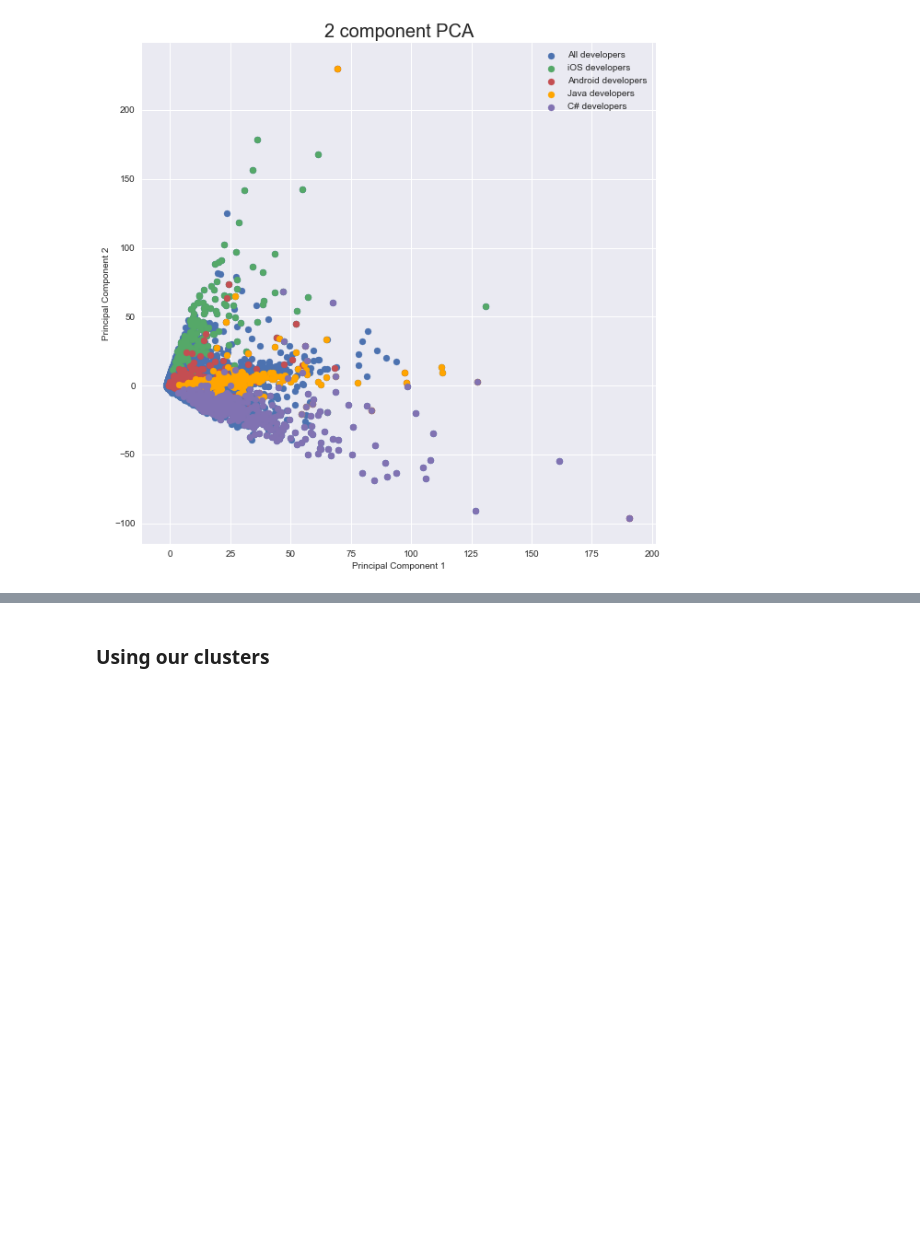
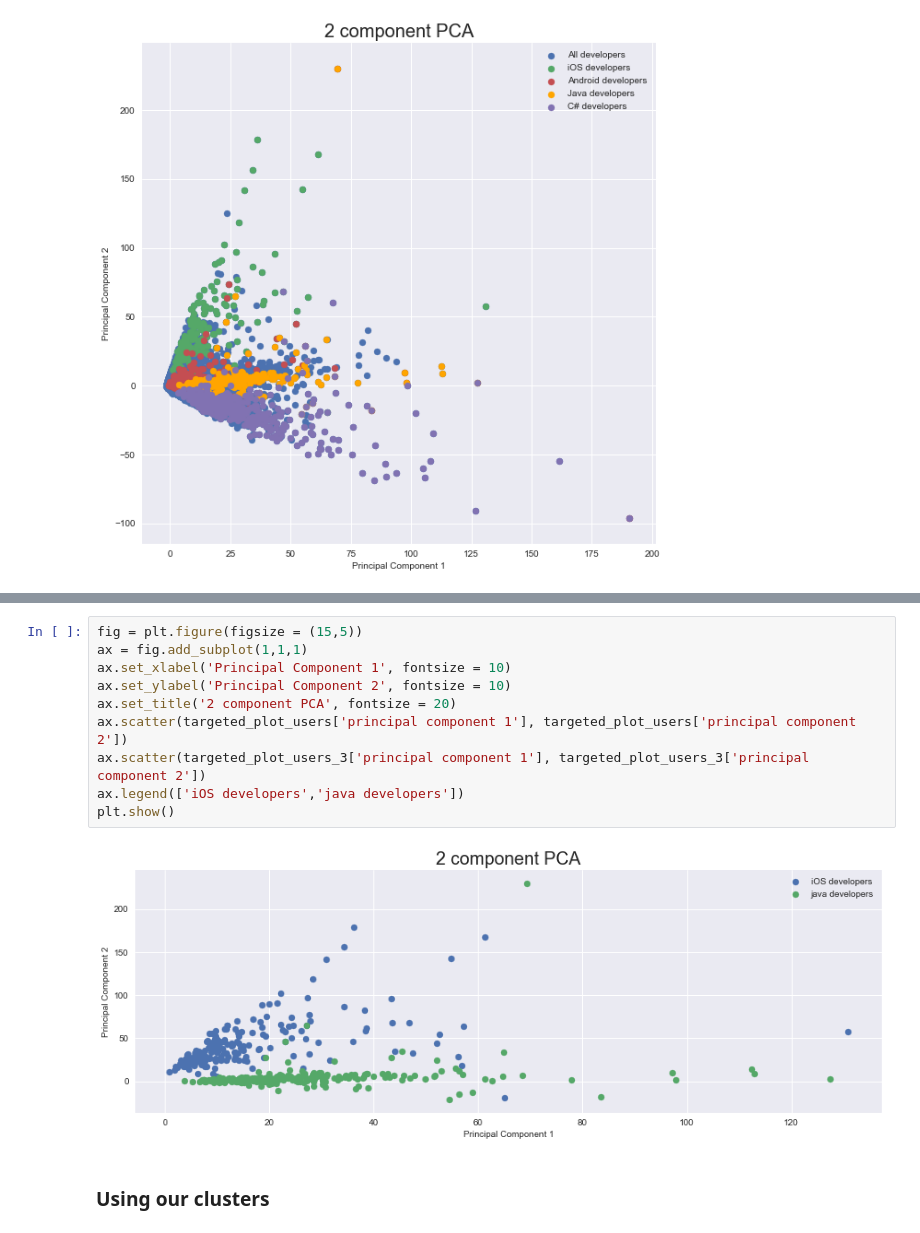
Before and after one commit to TSunny007/StackOverflowAnalytics, a Jupyter notebook: Notebook/profiles_pca.ipynb, the cells around one changed output, grey strips where cells are left out. Drawn from its saved outputs; the diff is of its cells as text; blank space fills up the shorter version.

```diff
--- a/Notebook/profiles_pca.ipynb
+++ b/Notebook/profiles_pca.ipynb
@@ -151,3 +191,15 @@ plt.show()
+# %%
+fig = plt.figure(figsize = (15,5))
+ax = fig.add_subplot(1,1,1)
+ax.set_xlabel('Principal Component 1', fontsize = 10)
+ax.set_ylabel('Principal Component 2', fontsize = 10)
+ax.set_title('2 component PCA', fontsize = 20)
+ax.scatter(targeted_plot_users['principal component 1'], targeted_plot_users['principal component 2'])
+ax.scatter(targeted_plot_users_3['principal component 1'], targeted_plot_users_3['principal component 2'])
+ax.legend(['iOS developers','java developers'])
+plt.show()
+# %% [output]
+[figure, added]
 # %% [markdown]
 ### Using our clusters
 # %%
```
Also changed, not shown: parts of 7 cells of this notebook, 1 other file.
